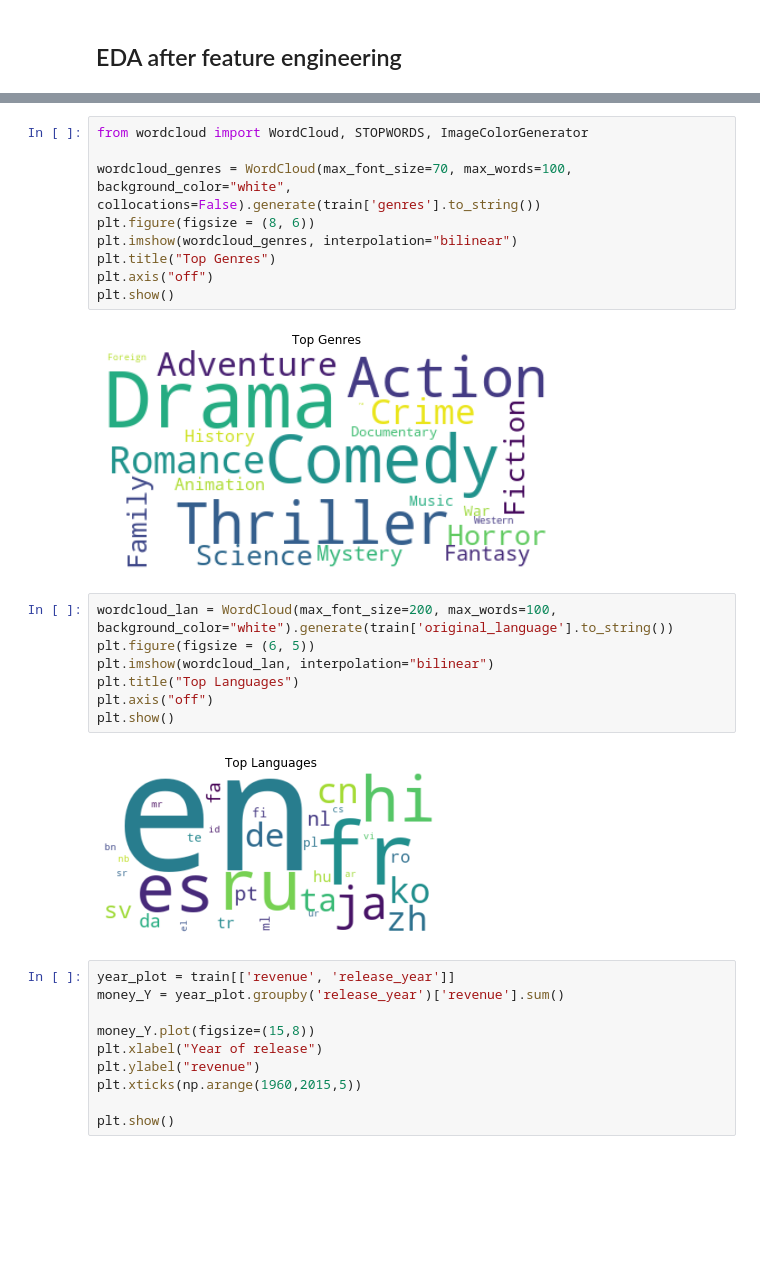
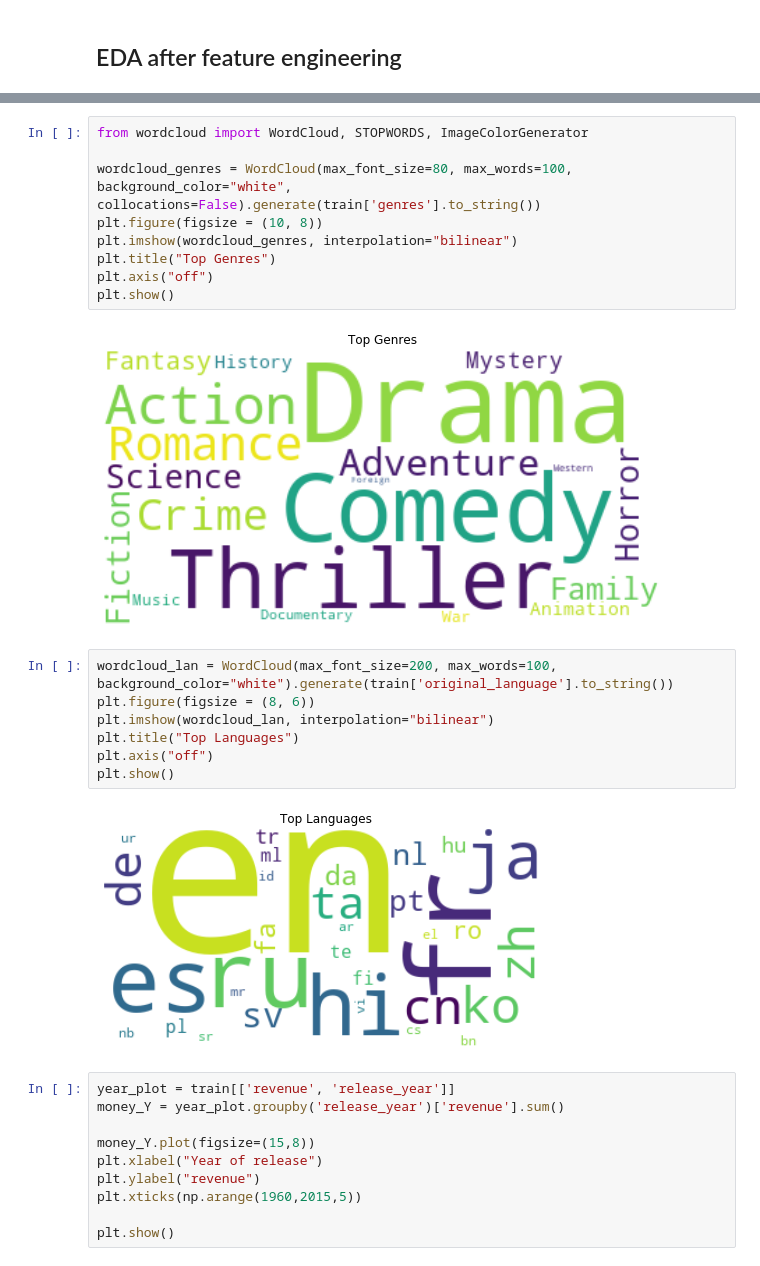
Before and after one commit to OracyC/TMDB-Box-Office-Prediction, a Jupyter notebook: TMDB_Box_Office_Prediction.ipynb, the cells around one changed output, grey strips where cells are left out. Cells and saved outputs as stored; diff of their text form; blank space fills up the shorter version.

```diff
--- a/TMDB_Box_Office_Prediction.ipynb
+++ b/TMDB_Box_Office_Prediction.ipynb
@@ -221,23 +221,23 @@ train.head()
 # %%
 from wordcloud import WordCloud, STOPWORDS, ImageColorGenerator
 
-wordcloud_genres = WordCloud(max_font_size=70, max_words=100, background_color="white", collocations=False).generate(train['genres'].to_string())
-plt.figure(figsize = (8, 6))
+wordcloud_genres = WordCloud(max_font_size=80, max_words=100, background_color="white", collocations=False).generate(train['genres'].to_string())
+plt.figure(figsize = (10, 8))
 plt.imshow(wordcloud_genres, interpolation="bilinear")
 plt.title("Top Genres")
 plt.axis("off")
 plt.show()
 # %% [output]
-[figure, old version]
+[figure, new version]
 # %%
 wordcloud_lan = WordCloud(max_font_size=200, max_words=100, background_color="white").generate(train['original_language'].to_string())
-plt.figure(figsize = (6, 5))
+plt.figure(figsize = (8, 6))
 plt.imshow(wordcloud_lan, interpolation="bilinear")
 plt.title("Top Languages")
 plt.axis("off")
 plt.show()
 # %% [output]
-[figure, old version]
+[figure, new version]
 # %%
 year_plot = train[['revenue', 'release_year']]
 money_Y = year_plot.groupby('release_year')['revenue'].sum()
```
Also changed, not shown: parts of 22 cells of this notebook.
